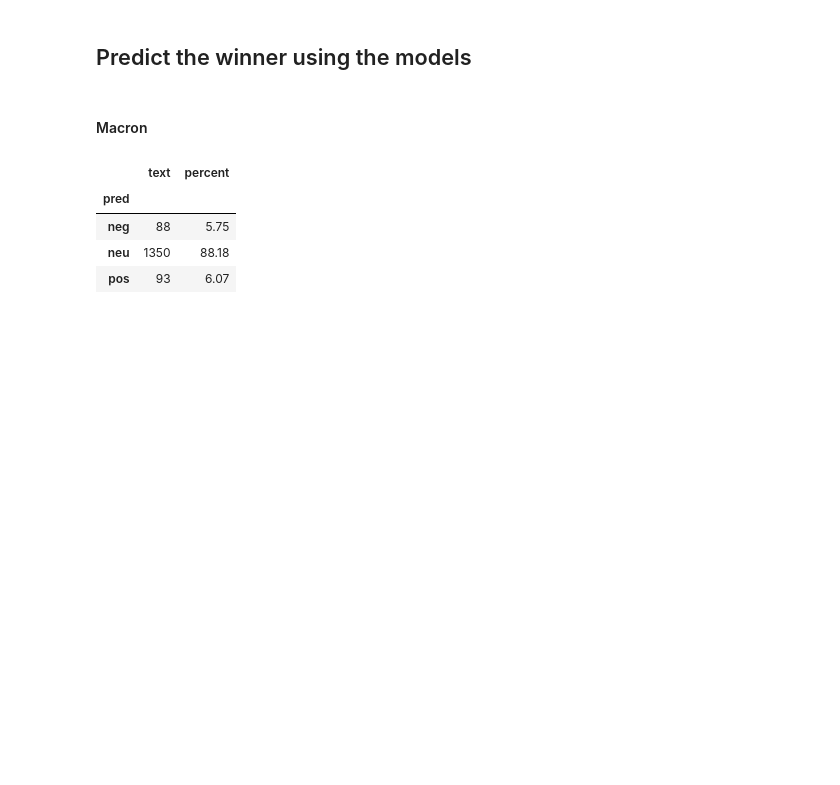
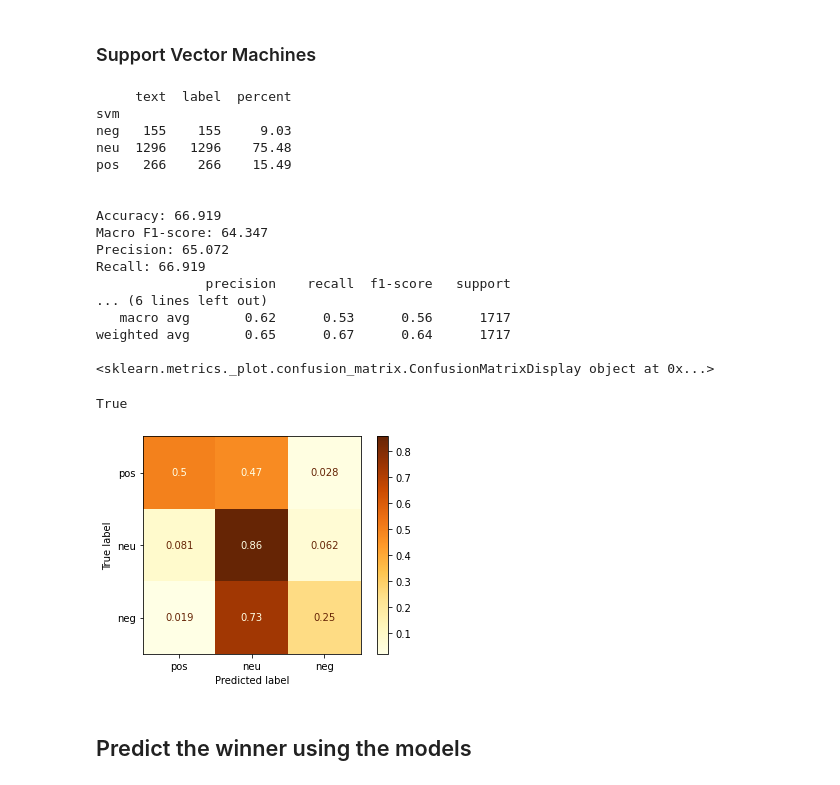
Before and after one commit to mredaoudi/Thesis, a Jupyter notebook: data_analysis/3_feature_based_prediction.ipynb, the cells around one changed output. Saved outputs shown, nothing was run; the diff lists cells and outputs as text; code cells hidden in the pictures; blank space fills up the shorter version.

```diff
--- a/data_analysis/3_feature_based_prediction.ipynb
+++ b/data_analysis/3_feature_based_prediction.ipynb
@@ -94,2 +91,28 @@ Macro F1-score: 31.412
+# %% [markdown]
+### Support Vector Machines
+# %%
+outcome(learner_test.df.drop(columns=['logistic','bayes'], axis=1), 'svm', test=True)
+print('\n')
+accuracy(learner_test.df['label'], learner_test.df['svm'])
+# %% [output]
+     text  label  percent
+svm
+neg   155    155     9.03
+neu  1296   1296    75.48
+pos   266    266    15.49
+
+
+Accuracy: 66.919
+Macro F1-score: 64.347
+Precision: 65.072
+Recall: 66.919
+              precision    recall  f1-score   support
+... (6 lines left out)
+   macro avg       0.62      0.53      0.56      1717
+weighted avg       0.65      0.67      0.64      1717
+
+<sklearn.metrics._plot.confusion_matrix.ConfusionMatrixDisplay object at 0x...>
+True
+[figure, added]
 # %% [markdown]
 ## Predict the winner using the models
@@ -101,2 +118,0 @@ def display(df):
-# %% [markdown]
-#### Macron
@@ -107,8 +118,0 @@ macron_svm = predict(svm(), macron_data())
-# %%
-display(macron_logistic)
-# %% [output]
-|  | text | percent |
-| pred |  |  |
-| neg | 88 | 5.75 |
-| neu | 1350 | 88.18 |
-| pos | 93 | 6.07 |
```
Also changed, not shown: parts of 31 cells of this notebook, 21 other files.
